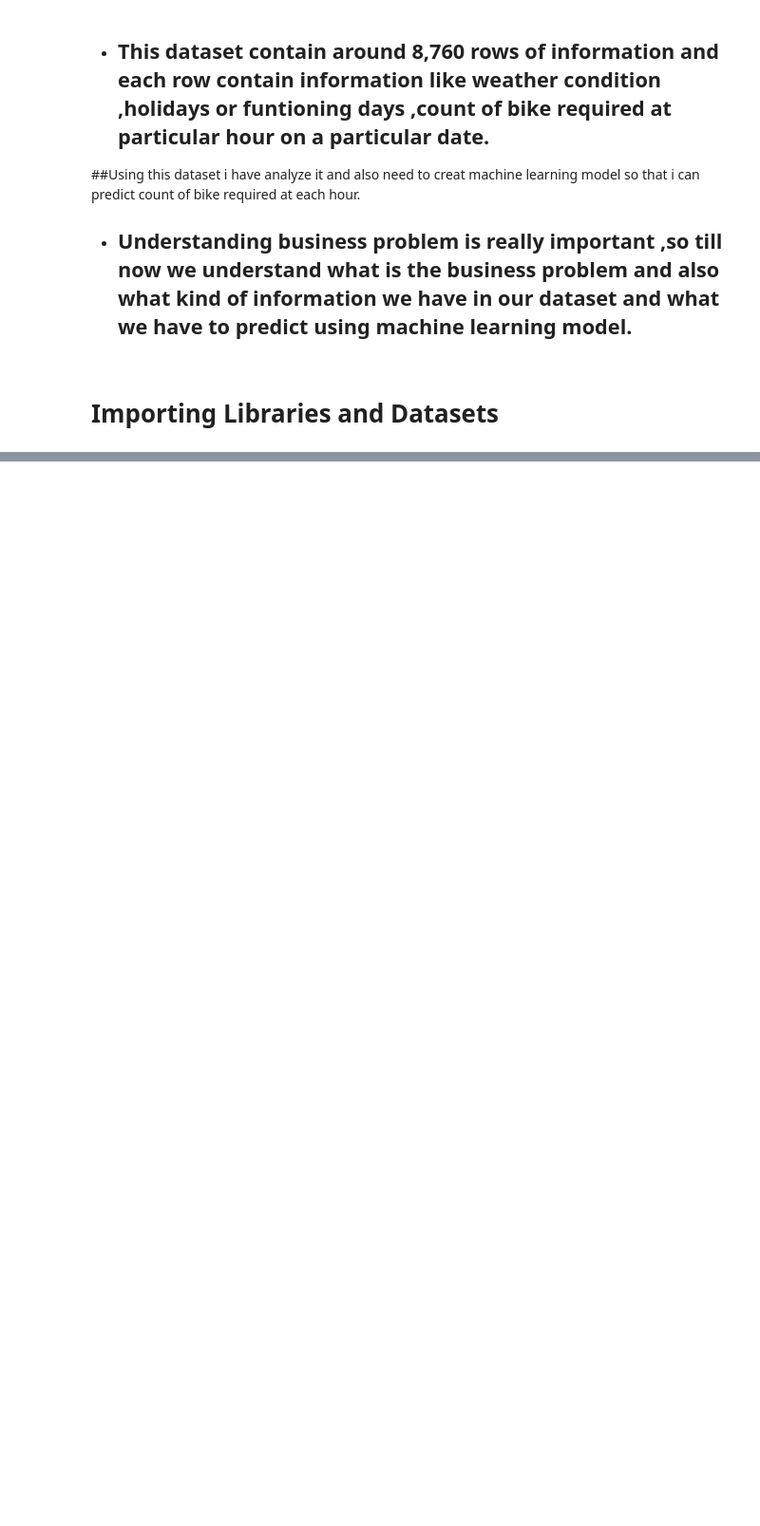
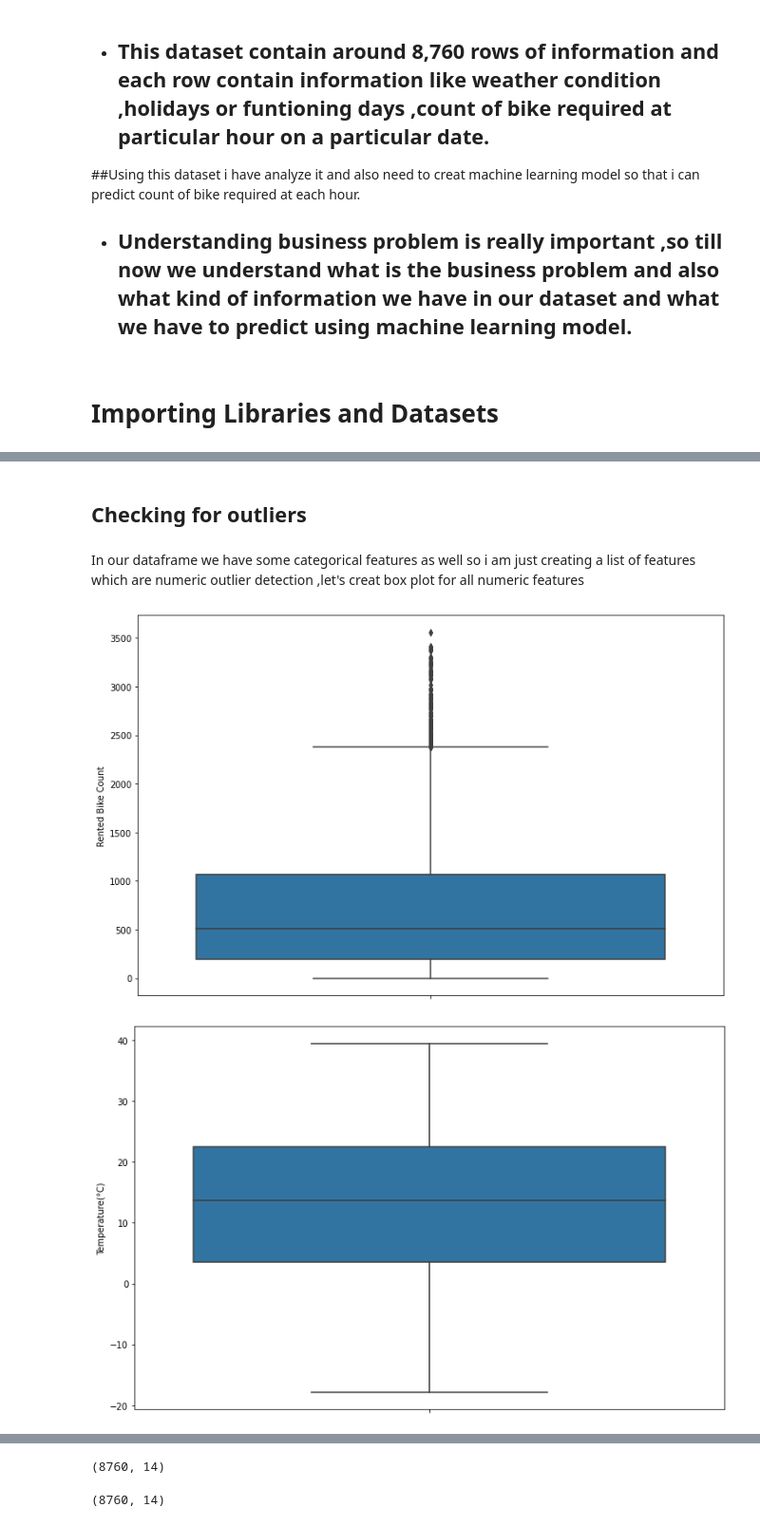
Before and after one commit to rohit-1026/Bike-Sharing-Demand-Prediction, a Jupyter notebook: Bike_Sharing_Demand_Prediction_Capstone_Project.ipynb, the cells around one changed output, grey strips where cells are left out. Shown at 95% size. Cells and saved outputs as stored; diff of their text form; code cells hidden in the pictures; blank space fills up the shorter version.

```diff
--- a/Bike_Sharing_Demand_Prediction_Capstone_Project.ipynb
+++ b/Bike_Sharing_Demand_Prediction_Capstone_Project.ipynb
@@ -56,0 +62,2 @@ import matplotlib.image as mpimg
+# %%
+Bike_df=pd.read_csv('/content/drive/MyDrive/Colab Notebooks/Capstone Projects/Bike Sharing Demand Prediction/SeoulBikeData.csv', encoding= 'unicode_escape')
@@ -56,0 +79,3 @@ import matplotlib.image as mpimg
+# %%
+#creating copy of dataframe
+Bike_df_copy=Bike_df.copy()
@@ -56,0 +187,15 @@ import matplotlib.image as mpimg
+# %% [markdown]
+## Checking for outliers
+# %% [markdown]
+In our dataframe we have some categorical features as well so i am just creating a list of features which are numeric outlier detection ,let's creat box plot for all numeric features
+# %%
+#creating list of numeric features
+List_of_numerics=['Rented Bike Count','Temperature(°C)', 'Humidity(%)','Wind speed (m/s)', 'Visibility (10m)', 'Dew point temperature(°C)','Solar Radiation (MJ/m2)', 'Rainfall(mm)', 'Snowfall (cm)']
+# %%
+#creating boxplot for outlier detection
+for col in List_of_numerics:
+  plt.figure(figsize=(12,8))
+  sns.boxplot(y=Bike_df_copy[col])
+# %% [output]
+[figure, added]
+[figure, added]
@@ -56,0 +209,4 @@ import matplotlib.image as mpimg
+# %%
+Bike_df_copy.shape
+# %% [output]
+(8760, 14)
@@ -56,0 +218,4 @@ import matplotlib.image as mpimg
+# %%
+Bike_df_copy.shape
+# %% [output]
+(8760, 14)
```
Also changed, not shown: parts of 28 cells of this notebook.
